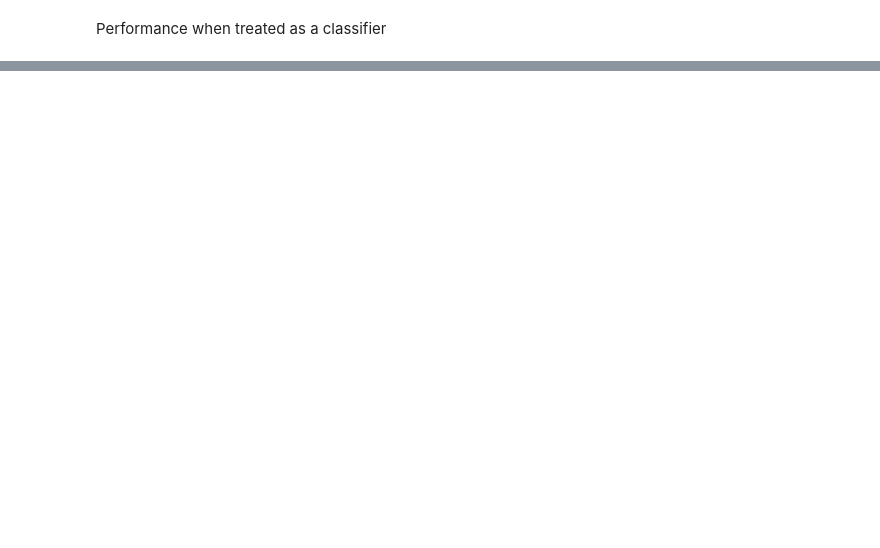
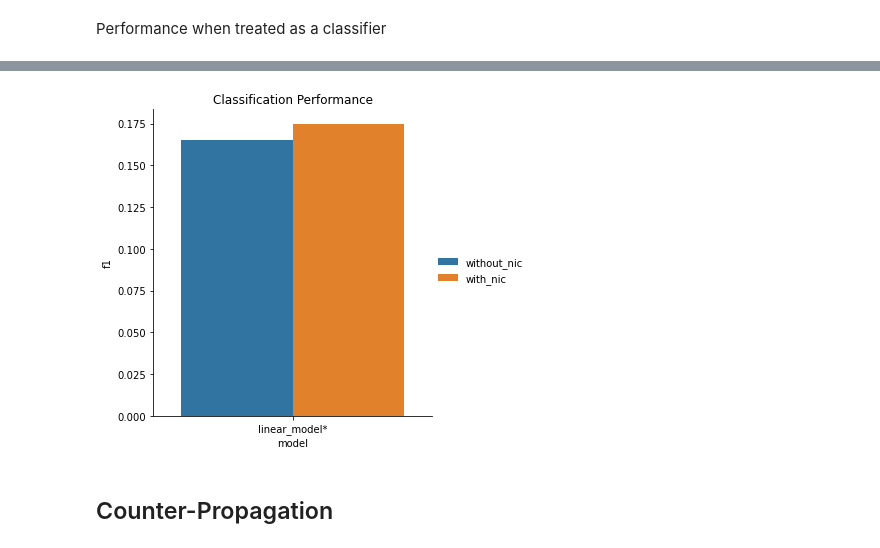
Before and after one commit to ajbarrows/tcors_ub, a Jupyter notebook: src/notebooks/tcors_analysis.ipynb, the cells around one changed output, grey strips where cells are left out. Cells and saved outputs as stored; diff of their text form; code cells hidden in the pictures; blank space fills up the shorter version.

```diff
--- a/src/notebooks/tcors_analysis.ipynb
+++ b/src/notebooks/tcors_analysis.ipynb
@@ -93,0 +105,6 @@ pd.DataFrame(
+# %%
+clf_plt(lm_f1)
+# %% [output]
+[figure, added]
+# %% [markdown]
+## Counter-Propagation
```
Also changed, not shown: parts of 4 cells of this notebook, 4 other files.
